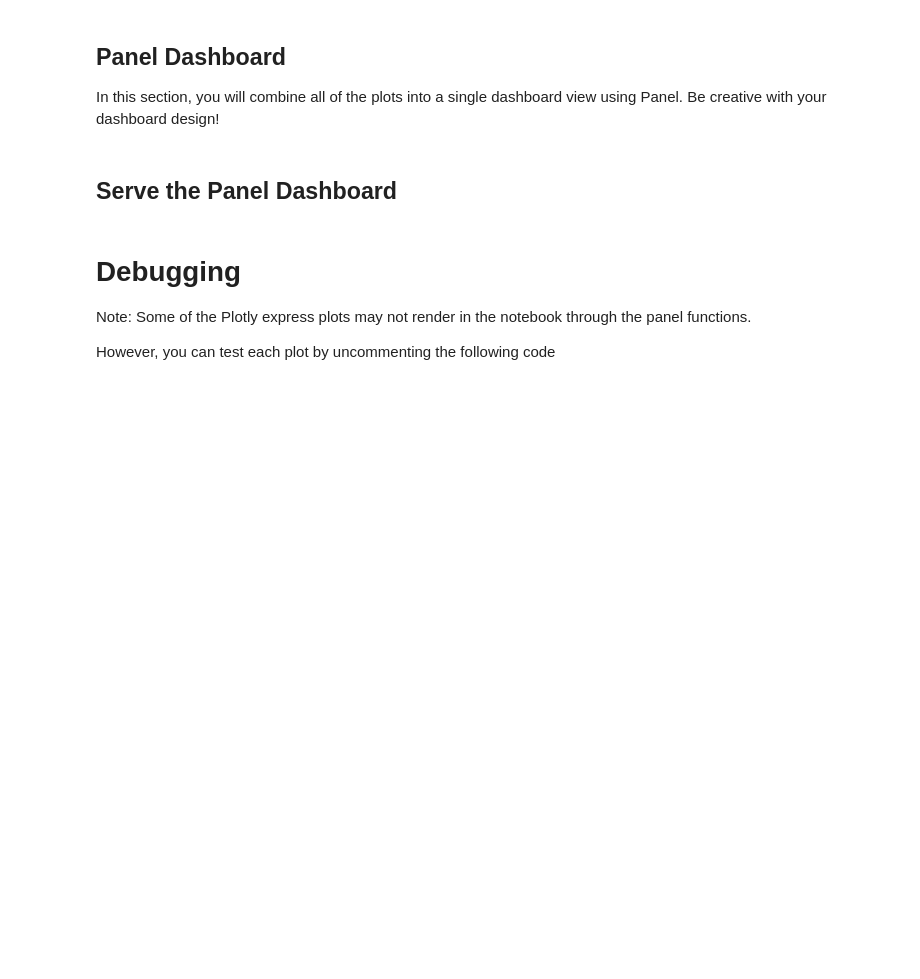
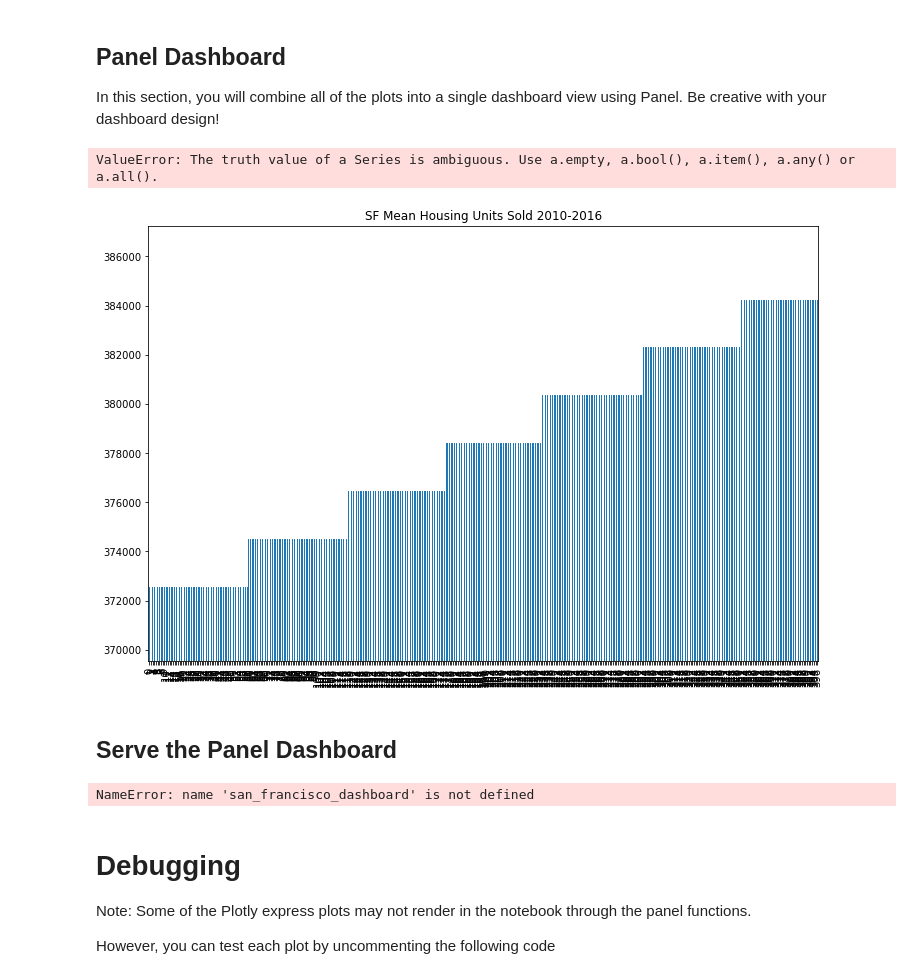
Before and after one commit to gokhanunal34/pyvizApplications, a Jupyter notebook: dashboard.ipynb, the cells around one changed output. Drawn from its saved outputs; the diff is of its cells as text; code cells hidden in the pictures; blank space fills up the shorter version.

Commit message:
finished all parts. Few errors to take care of.

```diff
--- a/dashboard.ipynb
+++ b/dashboard.ipynb
@@ -247,8 +237,36 @@ In this section, you will combine all of the plots into a single dashboard view
+# %%
+# Create a Title for the Dashboard
+title = "Real Estate Data of San Francisco from 2010-2016"
+
+
+# Create a tab layout for the dashboard
+welcome = pn.Row(pn.Column(title), neighborhood_map())
+yearly_market_analysis_tab = pn.Row(housing_units_per_year(), average_gross_rent(), average_sales_price())
+neighborhood_analyis_tab = pn.Column(interact(average_price_by_neighborhood, neighborhood= neighborhood_choice), top_most_expensive_neighborhoods())
+parallel_plots_analysis_tab = pn.Column(
+    parallel_categories(),
+    parallel_coordinates()
+)
+sunburst_tab = pn.Column(sunburst())
+
+
+# Create the dashboard
+san_francisco_dashboard = pn.Tabs(("Welcome", welcome),
+    ("Yearly Market Analysis", yearly_market_analysis_tab),
+    ("Neighborhood Analysis", neighborhood_analyis_tab),
+    ("Interactive Market Analysis by Neighborhood", parallel_plots_analysis_tab),
+    ("Sunburst", sunburst_tab)
+)
+# %% [output]
+ValueError: The truth value of a Series is ambiguous. Use a.empty, a.bool(), a.item(), a.any() or a.all().
+[figure, added]
 # %% [markdown]
 ## Serve the Panel Dashboard
 # %%
 # Serve the# dashboard
-# YOUR CODE HERE!
+san_francisco_dashboard.servable()
+# %% [output]
+NameError: name 'san_francisco_dashboard' is not defined
 # %% [markdown]
 # Debugging
 
```
Also changed, not shown: parts of 2 cells of this notebook.
